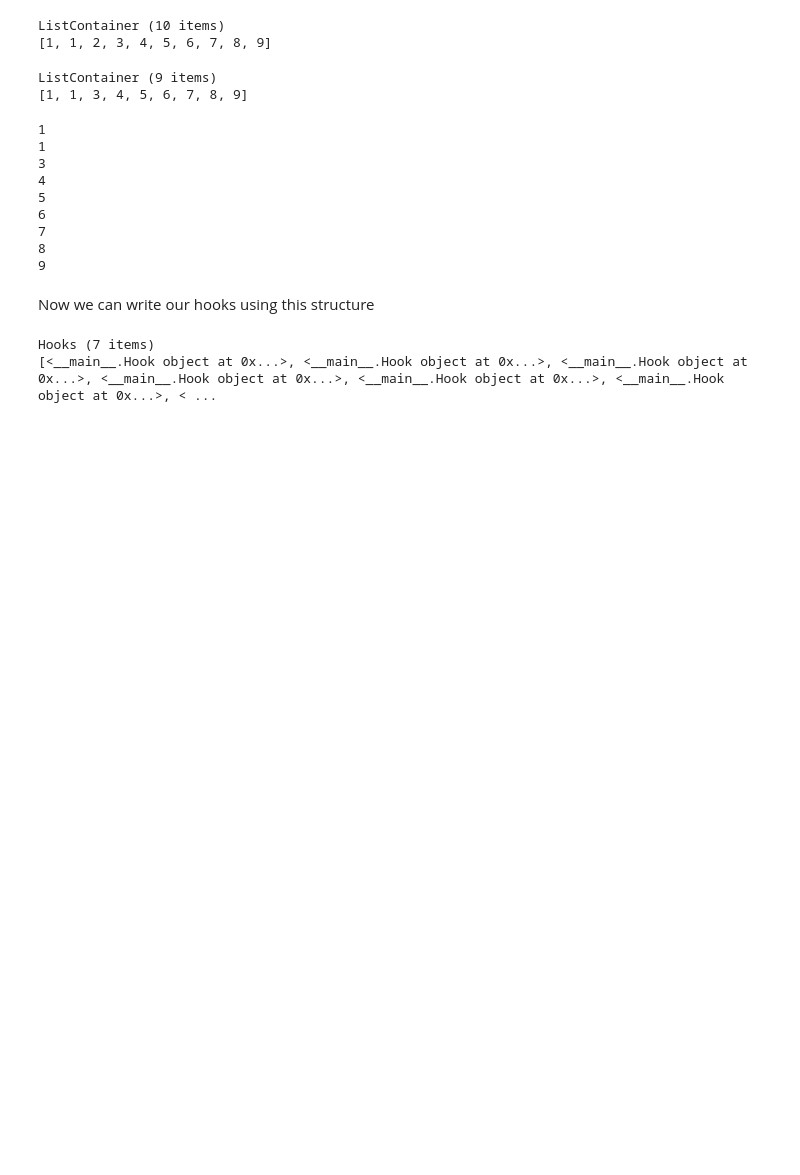
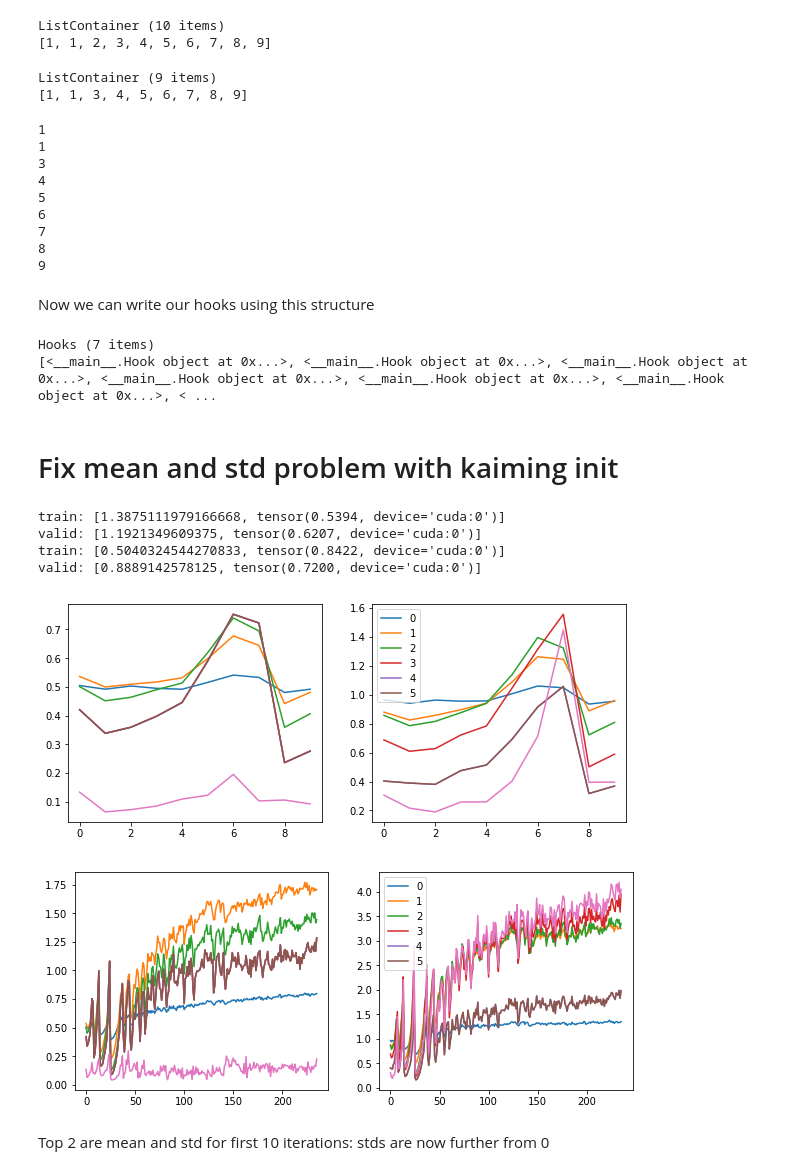
Before and after one commit to anhquan0412/fastai_v3p1, a Jupyter notebook: part_2/train-cnn-with-cuda-and-hooks.ipynb, the cells around one changed output. Cells and saved outputs as stored; diff of their text form; code cells hidden in the pictures; blank space fills up the shorter version.

Commit message:
save activation histogram in hook. plotting and analyzing activations

```diff
--- a/part_2/train-cnn-with-cuda-and-hooks.ipynb
+++ b/part_2/train-cnn-with-cuda-and-hooks.ipynb
@@ -519,3 +519,10 @@ hooks
 # %% [output]
 Hooks (7 items)
 [<__main__.Hook object at 0x...>, <__main__.Hook object at 0x...>, <__main__.Hook object at 0x...>, <__main__.Hook object at 0x...>, <__main__.Hook object at 0x...>, <__main__.Hook object at 0x...>, < ...
+# %%
+hooks.remove()
+# %% [markdown]
+# Fix mean and std problem with kaiming init
+# %%
+model = get_cnn_model(data, nfs)
+learn,run = get_runner(model, data, lr=0.4, cbs=cbfs)
@@ -521,0 +534,25 @@ Hooks (7 items)
+# %%
+with Hooks(model, append_stats) as hooks: # Hooks will be auto removed with 'with'
+    run.fit(2, learn)
+    fig,(ax0,ax1) = plt.subplots(1,2, figsize=(10,4))
+    for h in hooks:
+        ms,ss = h.stats
+        ax0.plot(ms[:10])
+        ax1.plot(ss[:10])
+    plt.legend(range(6));
+
+    fig,(ax0,ax1) = plt.subplots(1,2, figsize=(10,4))
+    for h in hooks:
+        ms,ss = h.stats
+        ax0.plot(ms)
+        ax1.plot(ss)
+    plt.legend(range(6));
+# %% [output]
+train: [1.3875111979166668, tensor(0.5394, device='cuda:0')]
+valid: [1.1921349609375, tensor(0.6207, device='cuda:0')]
+train: [0.5040324544270833, tensor(0.8422, device='cuda:0')]
+valid: [0.8889142578125, tensor(0.7200, device='cuda:0')]
+[figure, added]
+[figure, added]
+# %% [markdown]
+Top 2 are mean and std for first 10 iterations: stds are now further from 0
```
Also changed, not shown: parts of 25 cells of this notebook.
